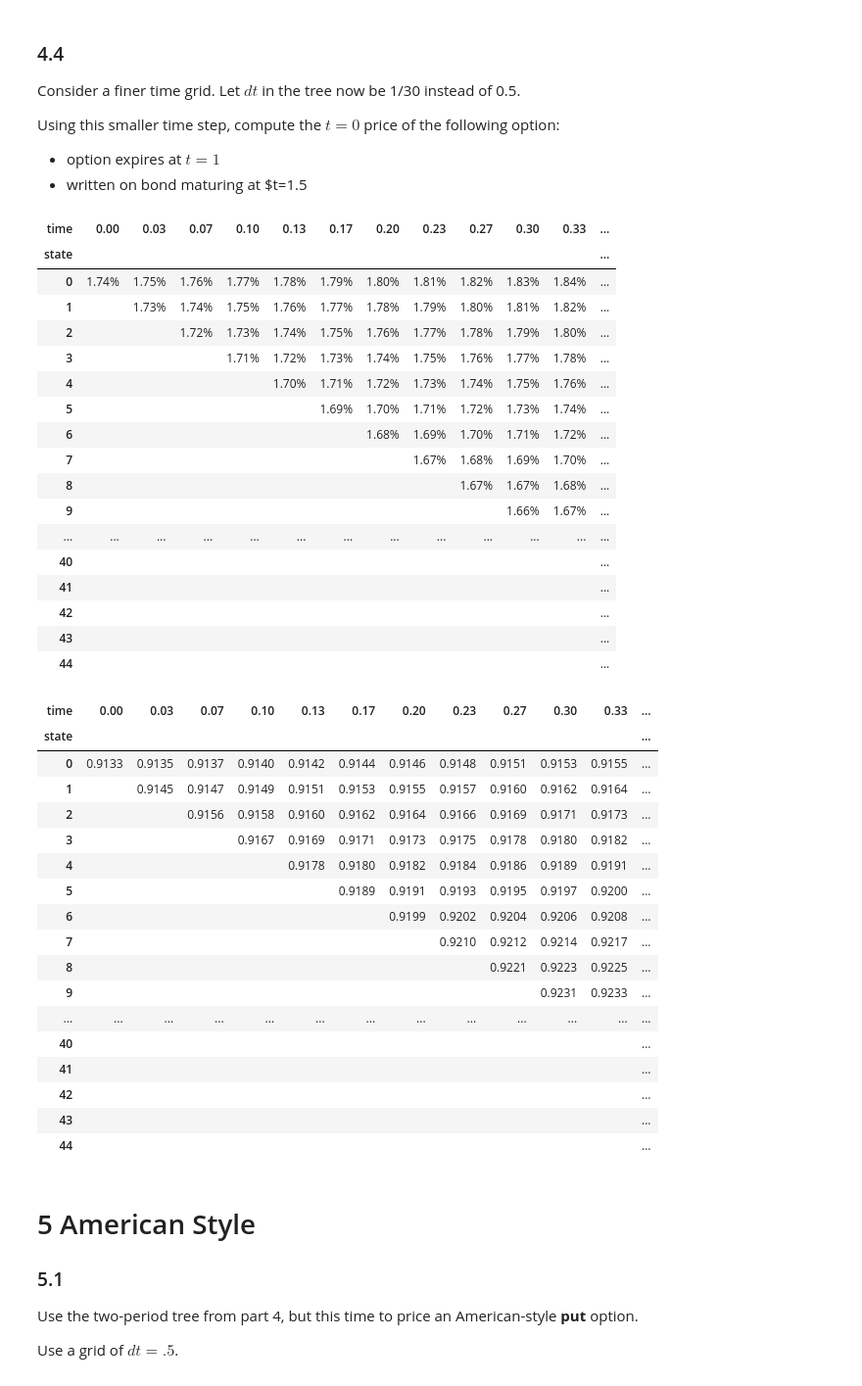
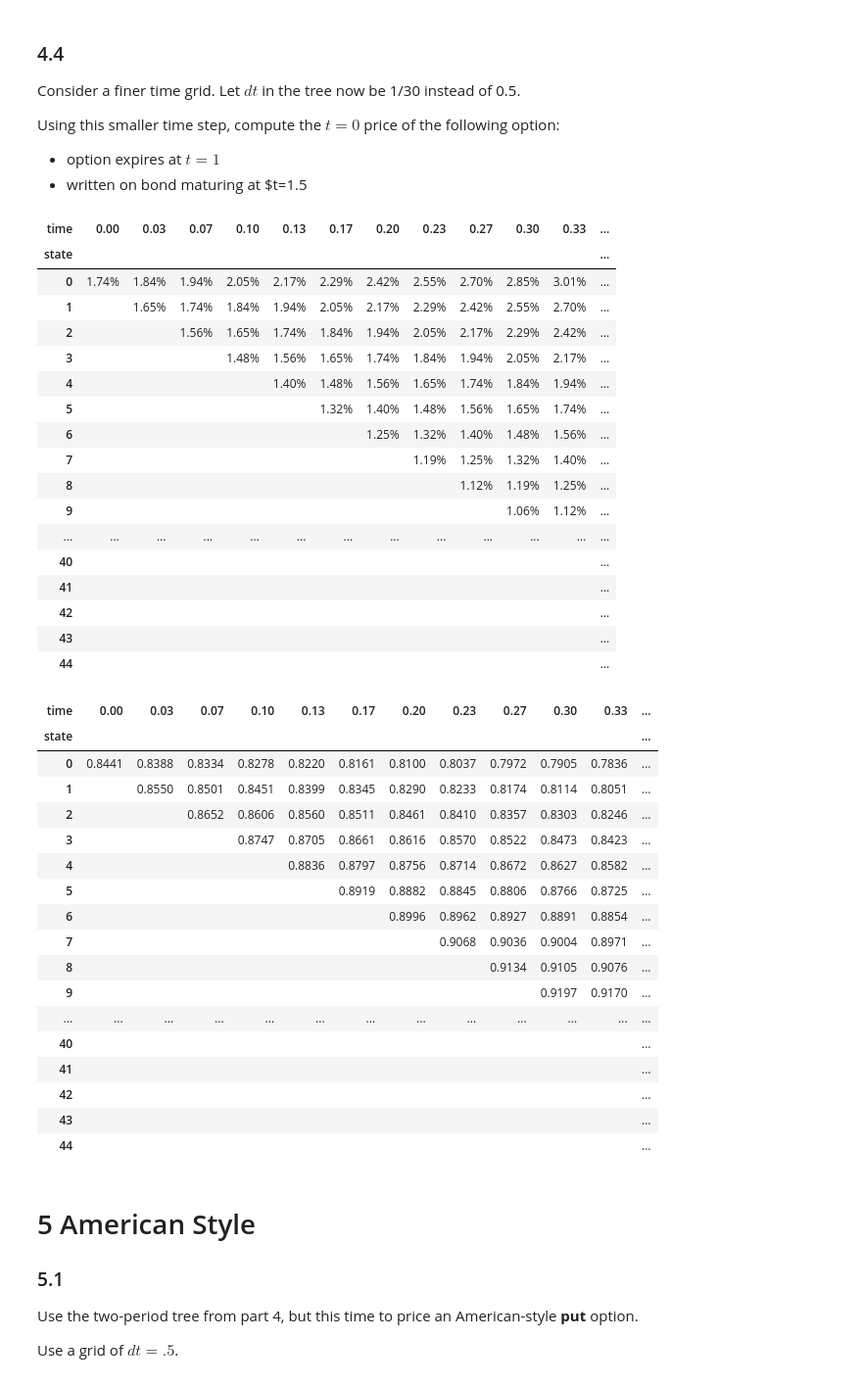
Before and after one commit to nicklewis-16/finm-fiderivs-2024, a Jupyter notebook: homework/Homework 1.ipynb, the cells around one changed output. Shown at 98% size. Drawn from its saved outputs; the diff is of its cells as text; code cells hidden in the pictures.

```diff
--- a/homework/Homework 1.ipynb
+++ b/homework/Homework 1.ipynb
@@ -578,33 +578,33 @@ Using this smaller time step, compute the $t=0$ price of the following option:
 # %%
 dt = 1/30
 TMAT = 1.5
 #Assuming annualized 3% volatility from last years notes
-sigma = .03
+sigma = .3
 up = np.exp(sigma*np.sqrt(dt))
 down = np.exp(-sigma*np.sqrt(dt))
 
 ratetree_dense = construct_rate_tree(dt, TMAT-dt)
 ratetree_dense.loc[0,0] = rate_tree.loc[0,0]
 
 for tsteps in range(ratetree_dense.shape[1]-1):
     ratetree_dense.iloc[:,tsteps+1] = ratetree_dense.iloc[:,tsteps] * up
     ratetree_dense.iloc[tsteps+1,tsteps+1] = ratetree_dense.iloc[tsteps,tsteps] * down
 
 
 format_bintree(ratetree_dense,style='{:.2%}')
 # %% [output]
 | time | 0.00 | 0.03 | 0.07 | 0.10 | 0.13 | 0.17 | 0.20 | 0.23 | 0.27 | 0.30 | 0.33 | ... |
 | state |  |  |  |  |  |  |  |  |  |  |  | ... |
-| 0 | 1.74% | 1.75% | 1.76% | 1.77% | 1.78% | 1.79% | 1.80% | 1.81% | 1.82% | 1.83% | 1.84% | ... |
-| 1 |  | 1.73% | 1.74% | 1.75% | 1.76% | 1.77% | 1.78% | 1.79% | 1.80% | 1.81% | 1.82% | ... |
-| 2 |  |  | 1.72% | 1.73% | 1.74% | 1.75% | 1.76% | 1.77% | 1.78% | 1.79% | 1.80% | ... |
-| 3 |  |  |  | 1.71% | 1.72% | 1.73% | 1.74% | 1.75% | 1.76% | 1.77% | 1.78% | ... |
-| 4 |  |  |  |  | 1.70% | 1.71% | 1.72% | 1.73% | 1.74% | 1.75% | 1.76% | ... |
-| 5 |  |  |  |  |  | 1.69% | 1.70% | 1.71% | 1.72% | 1.73% | 1.74% | ... |
-| 6 |  |  |  |  |  |  | 1.68% | 1.69% | 1.70% | 1.71% | 1.72% | ... |
-| 7 |  |  |  |  |  |  |  | 1.67% | 1.68% | 1.69% | 1.70% | ... |
-| 8 |  |  |  |  |  |  |  |  | 1.67% | 1.67% | 1.68% | ... |
-| 9 |  |  |  |  |  |  |  |  |  | 1.66% | 1.67% | ... |
+| 0 | 1.74% | 1.84% | 1.94% | 2.05% | 2.17% | 2.29% | 2.42% | 2.55% | 2.70% | 2.85% | 3.01% | ... |
+| 1 |  | 1.65% | 1.74% | 1.84% | 1.94% | 2.05% | 2.17% | 2.29% | 2.42% | 2.55% | 2.70% | ... |
+| 2 |  |  | 1.56% | 1.65% | 1.74% | 1.84% | 1.94% | 2.05% | 2.17% | 2.29% | 2.42% | ... |
+| 3 |  |  |  | 1.48% | 1.56% | 1.65% | 1.74% | 1.84% | 1.94% | 2.05% | 2.17% | ... |
+| 4 |  |  |  |  | 1.40% | 1.48% | 1.56% | 1.65% | 1.74% | 1.84% | 1.94% | ... |
+| 5 |  |  |  |  |  | 1.32% | 1.40% | 1.48% | 1.56% | 1.65% | 1.74% | ... |
+| 6 |  |  |  |  |  |  | 1.25% | 1.32% | 1.40% | 1.48% | 1.56% | ... |
+| 7 |  |  |  |  |  |  |  | 1.19% | 1.25% | 1.32% | 1.40% | ... |
+| 8 |  |  |  |  |  |  |  |  | 1.12% | 1.19% | 1.25% | ... |
+| 9 |  |  |  |  |  |  |  |  |  | 1.06% | 1.12% | ... |
 | ... | ... | ... | ... | ... | ... | ... | ... | ... | ... | ... | ... | ... |
 | 40 |  |  |  |  |  |  |  |  |  |  |  | ... |
 | 41 |  |  |  |  |  |  |  |  |  |  |  | ... |
@@ -623,16 +623,16 @@ format_bintree(call_derivtree_dense, style='{:.4f}')
 # %% [output]
 | time | 0.00 | 0.03 | 0.07 | 0.10 | 0.13 | 0.17 | 0.20 | 0.23 | 0.27 | 0.30 | 0.33 | ... |
 | state |  |  |  |  |  |  |  |  |  |  |  | ... |
-| 0 | 0.9133 | 0.9135 | 0.9137 | 0.9140 | 0.9142 | 0.9144 | 0.9146 | 0.9148 | 0.9151 | 0.9153 | 0.9155 | ... |
-| 1 |  | 0.9145 | 0.9147 | 0.9149 | 0.9151 | 0.9153 | 0.9155 | 0.9157 | 0.9160 | 0.9162 | 0.9164 | ... |
-| 2 |  |  | 0.9156 | 0.9158 | 0.9160 | 0.9162 | 0.9164 | 0.9166 | 0.9169 | 0.9171 | 0.9173 | ... |
-| 3 |  |  |  | 0.9167 | 0.9169 | 0.9171 | 0.9173 | 0.9175 | 0.9178 | 0.9180 | 0.9182 | ... |
-| 4 |  |  |  |  | 0.9178 | 0.9180 | 0.9182 | 0.9184 | 0.9186 | 0.9189 | 0.9191 | ... |
-| 5 |  |  |  |  |  | 0.9189 | 0.9191 | 0.9193 | 0.9195 | 0.9197 | 0.9200 | ... |
-| 6 |  |  |  |  |  |  | 0.9199 | 0.9202 | 0.9204 | 0.9206 | 0.9208 | ... |
-| 7 |  |  |  |  |  |  |  | 0.9210 | 0.9212 | 0.9214 | 0.9217 | ... |
-| 8 |  |  |  |  |  |  |  |  | 0.9221 | 0.9223 | 0.9225 | ... |
-| 9 |  |  |  |  |  |  |  |  |  | 0.9231 | 0.9233 | ... |
+| 0 | 0.8441 | 0.8388 | 0.8334 | 0.8278 | 0.8220 | 0.8161 | 0.8100 | 0.8037 | 0.7972 | 0.7905 | 0.7836 | ... |
+| 1 |  | 0.8550 | 0.8501 | 0.8451 | 0.8399 | 0.8345 | 0.8290 | 0.8233 | 0.8174 | 0.8114 | 0.8051 | ... |
+| 2 |  |  | 0.8652 | 0.8606 | 0.8560 | 0.8511 | 0.8461 | 0.8410 | 0.8357 | 0.8303 | 0.8246 | ... |
+| 3 |  |  |  | 0.8747 | 0.8705 | 0.8661 | 0.8616 | 0.8570 | 0.8522 | 0.8473 | 0.8423 | ... |
+| 4 |  |  |  |  | 0.8836 | 0.8797 | 0.8756 | 0.8714 | 0.8672 | 0.8627 | 0.8582 | ... |
+| 5 |  |  |  |  |  | 0.8919 | 0.8882 | 0.8845 | 0.8806 | 0.8766 | 0.8725 | ... |
+| 6 |  |  |  |  |  |  | 0.8996 | 0.8962 | 0.8927 | 0.8891 | 0.8854 | ... |
+| 7 |  |  |  |  |  |  |  | 0.9068 | 0.9036 | 0.9004 | 0.8971 | ... |
+| 8 |  |  |  |  |  |  |  |  | 0.9134 | 0.9105 | 0.9076 | ... |
+| 9 |  |  |  |  |  |  |  |  |  | 0.9197 | 0.9170 | ... |
 | ... | ... | ... | ... | ... | ... | ... | ... | ... | ... | ... | ... | ... |
 | 40 |  |  |  |  |  |  |  |  |  |  |  | ... |
 | 41 |  |  |  |  |  |  |  |  |  |  |  | ... |
```
Also changed, not shown: parts of 3 cells of this notebook.
